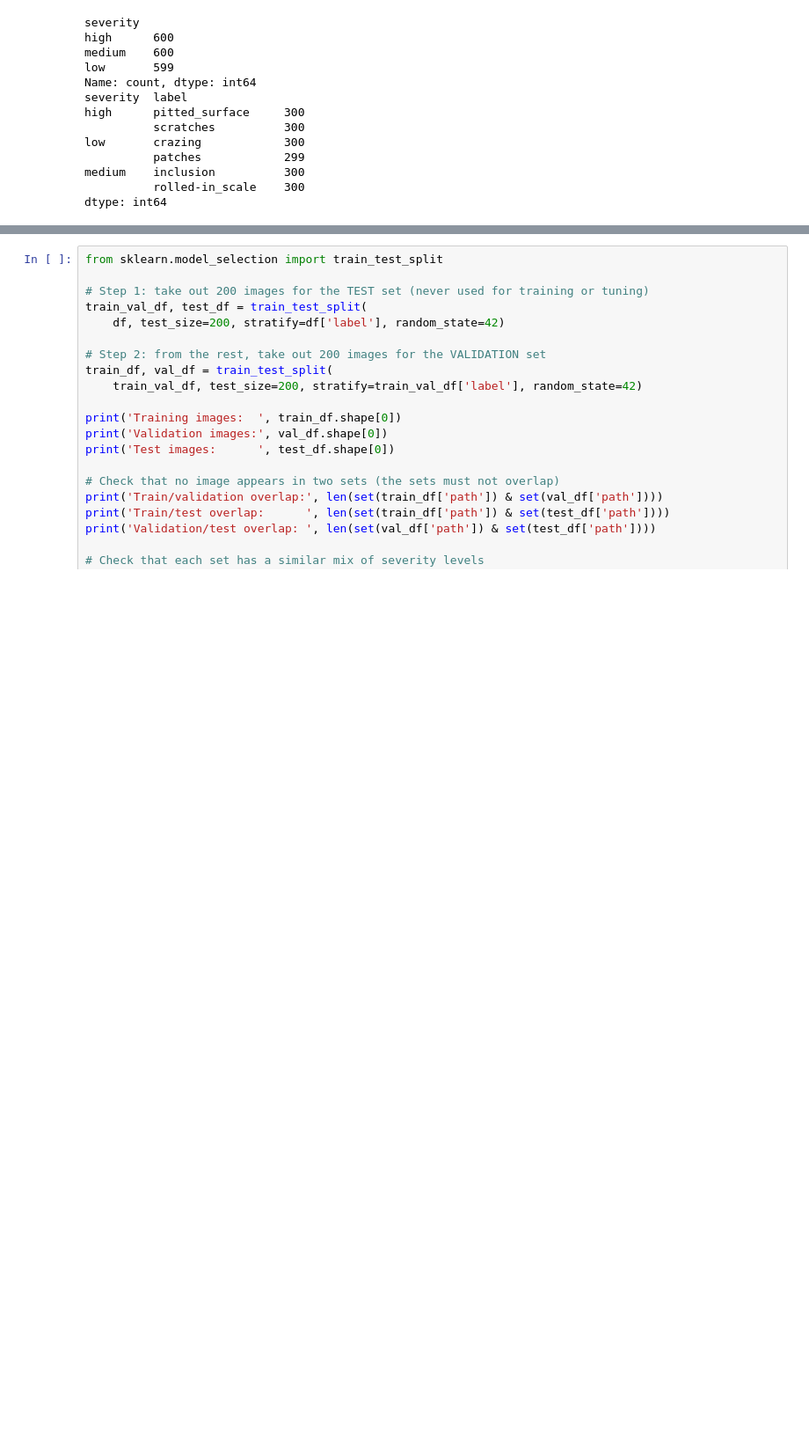
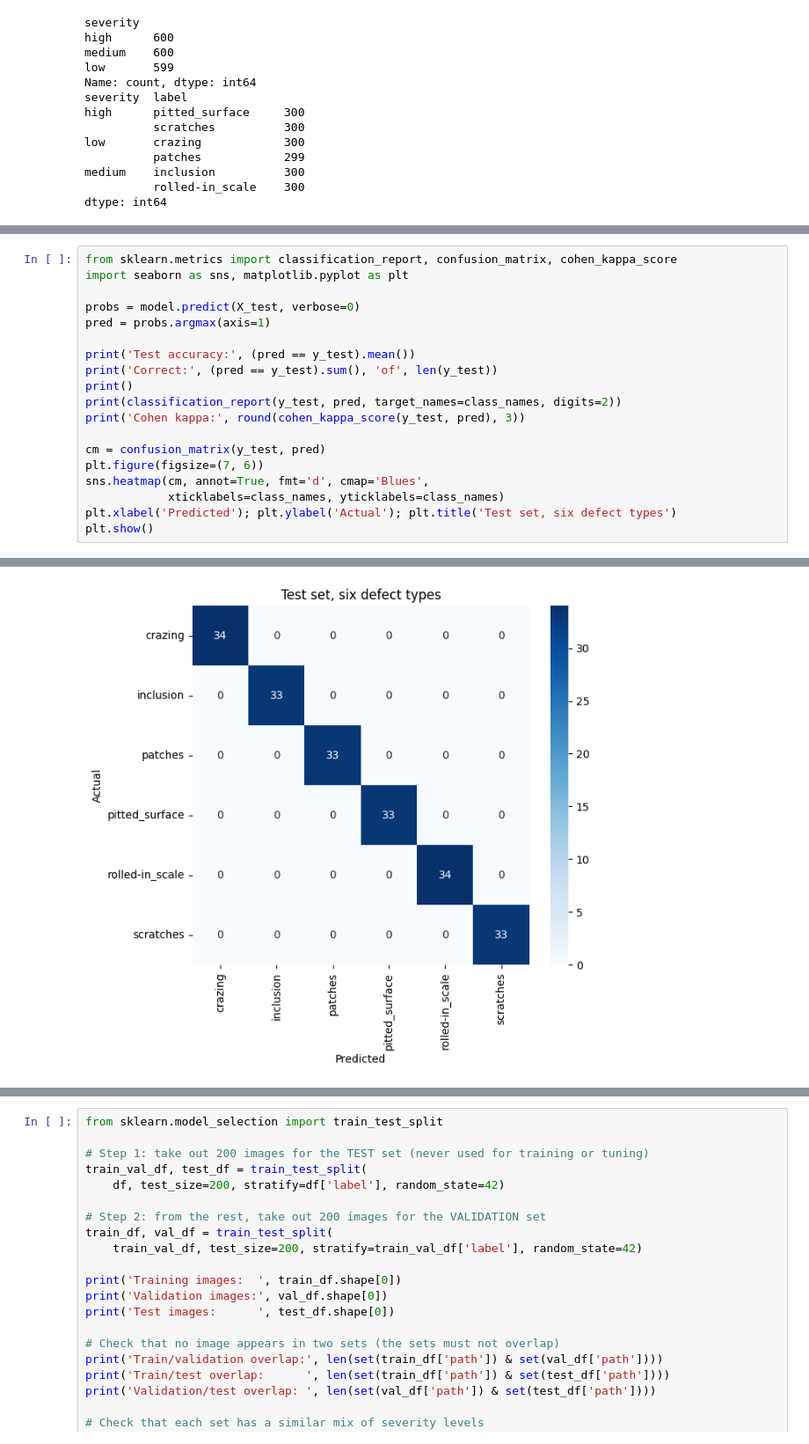
Before and after one commit to kikijamal/SemProject_MLEngine, a Jupyter notebook: Model_Base.ipynb, the cells around one changed output, grey strips where cells are left out. Shown at 88% size. Saved outputs shown, nothing was run; the diff lists cells and outputs as text; blank space fills up the shorter version.

```diff
--- a/Model_Base.ipynb
+++ b/Model_Base.ipynb
@@ -326,0 +430,20 @@ dtype: int64
+# %%
+from sklearn.metrics import classification_report, confusion_matrix, cohen_kappa_score
+import seaborn as sns, matplotlib.pyplot as plt
+
+probs = model.predict(X_test, verbose=0)
+pred = probs.argmax(axis=1)
+
+print('Test accuracy:', (pred == y_test).mean())
+print('Correct:', (pred == y_test).sum(), 'of', len(y_test))
+print()
+print(classification_report(y_test, pred, target_names=class_names, digits=2))
+print('Cohen kappa:', round(cohen_kappa_score(y_test, pred), 3))
+
+cm = confusion_matrix(y_test, pred)
+plt.figure(figsize=(7, 6))
+sns.heatmap(cm, annot=True, fmt='d', cmap='Blues',
+            xticklabels=class_names, yticklabels=class_names)
+plt.xlabel('Predicted'); plt.ylabel('Actual'); plt.title('Test set, six defect types')
+plt.show()
+# %% [output]
@@ -326,0 +467 @@ dtype: int64
+[figure, added]
```
Also changed, not shown: parts of 8 cells of this notebook.
